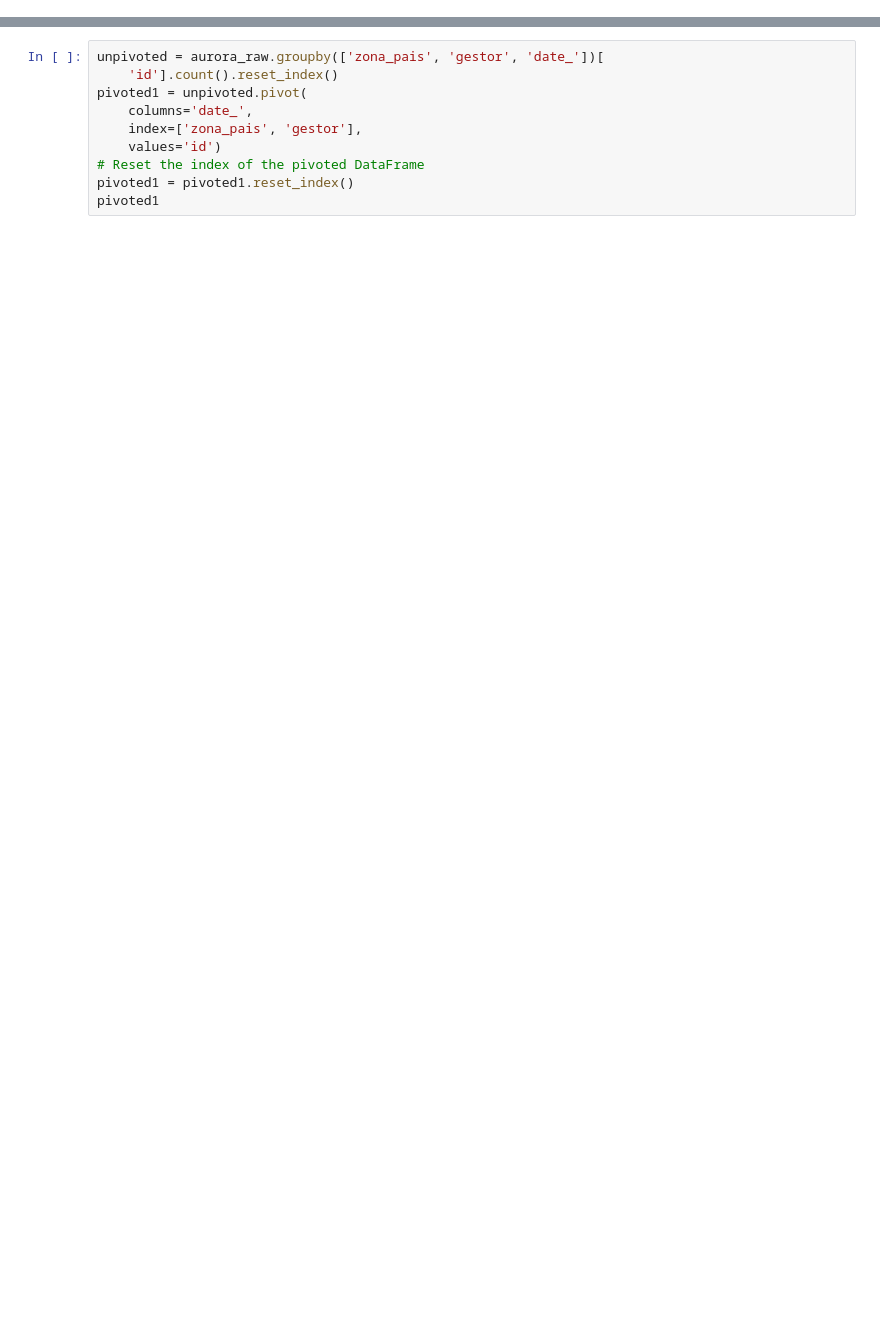
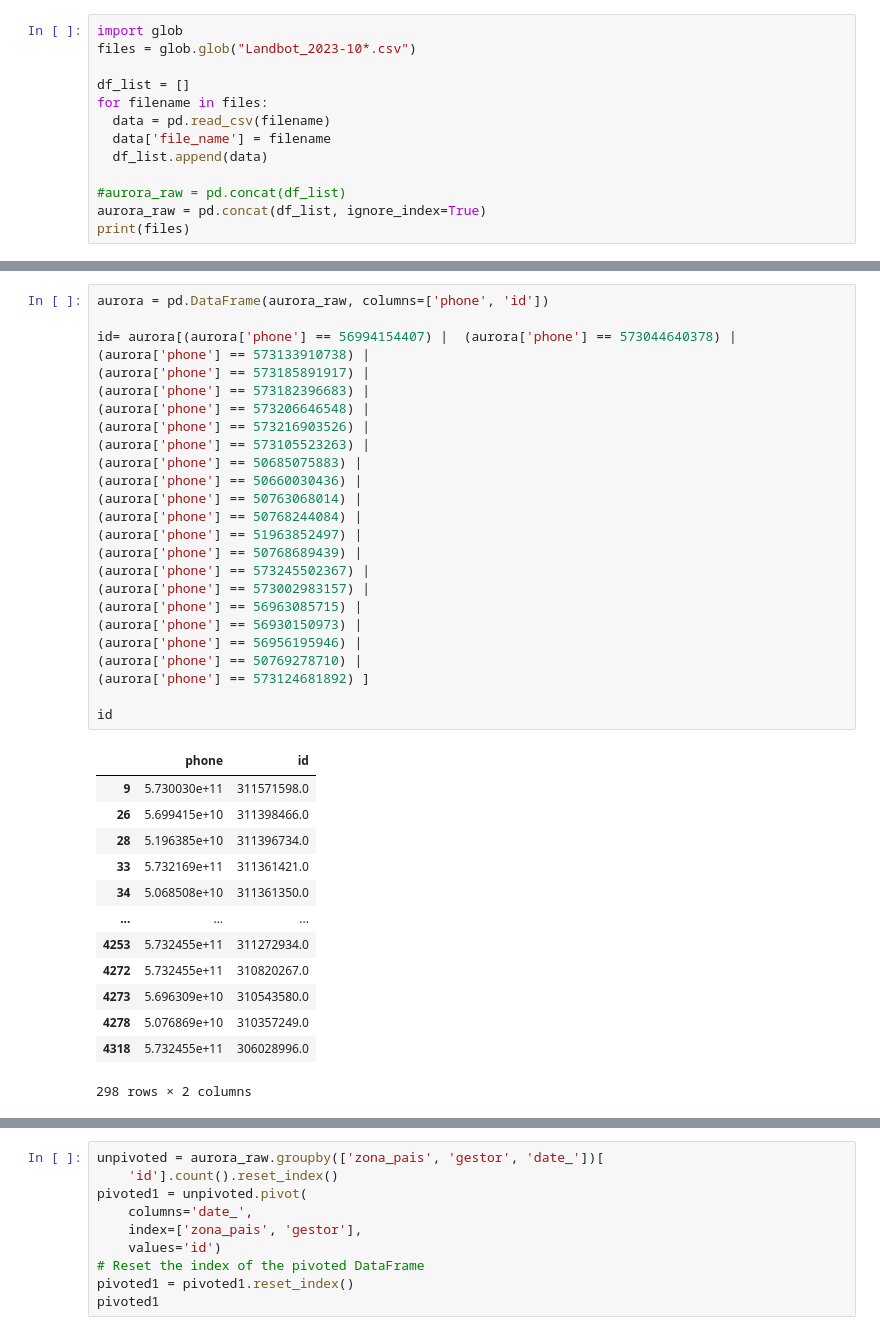
Before and after one commit to maolarte/Aurora, a Jupyter notebook: Aurora_raw.ipynb, the cells around one changed output, grey strips where cells are left out. Saved outputs shown, nothing was run; the diff lists cells and outputs as text; blank space fills up the shorter version.

```diff
--- a/Aurora_raw.ipynb
+++ b/Aurora_raw.ipynb
@@ -12,0 +13,13 @@ aurora = pd.read_csv("customers (3).csv")
+# %%
+import glob
+files = glob.glob("Landbot_2023-10*.csv")
+
+df_list = []
+for filename in files:
+  data = pd.read_csv(filename)
+  data['file_name'] = filename
+  df_list.append(data)
+
+#aurora_raw = pd.concat(df_list)
+aurora_raw = pd.concat(df_list, ignore_index=True)
+print(files)
@@ -12,0 +51,39 @@ aurora = pd.read_csv("customers (3).csv")
+# %%
+aurora = pd.DataFrame(aurora_raw, columns=['phone', 'id'])
+
+id= aurora[(aurora['phone'] == 56994154407) |  (aurora['phone'] == 573044640378) |
+(aurora['phone'] == 573133910738) |
+(aurora['phone'] == 573185891917) |
+(aurora['phone'] == 573182396683) |
+(aurora['phone'] == 573206646548) |
+(aurora['phone'] == 573216903526) |
+(aurora['phone'] == 573105523263) |
+(aurora['phone'] == 50685075883) |
+(aurora['phone'] == 50660030436) |
+(aurora['phone'] == 50763068014) |
+(aurora['phone'] == 50768244084) |
+(aurora['phone'] == 51963852497) |
+(aurora['phone'] == 50768689439) |
+(aurora['phone'] == 573245502367) |
+(aurora['phone'] == 573002983157) |
+(aurora['phone'] == 56963085715) |
+(aurora['phone'] == 56930150973) |
+(aurora['phone'] == 56956195946) |
+(aurora['phone'] == 50769278710) |
+(aurora['phone'] == 573124681892) ]
+
+id
+# %% [output]
+|  | phone | id |
+| 9 | 5.730030e+11 | 311571598.0 |
+| 26 | 5.699415e+10 | 311398466.0 |
+| 28 | 5.196385e+10 | 311396734.0 |
+| 33 | 5.732169e+11 | 311361421.0 |
+| 34 | 5.068508e+10 | 311361350.0 |
+| ... | ... | ... |
+| 4253 | 5.732455e+11 | 311272934.0 |
+| 4272 | 5.732455e+11 | 310820267.0 |
+| 4273 | 5.696309e+10 | 310543580.0 |
+| 4278 | 5.076869e+10 | 310357249.0 |
+| 4318 | 5.732455e+11 | 306028996.0 |
+298 rows × 2 columns
```
Also changed, not shown: parts of 21 cells of this notebook, 2 other files.
